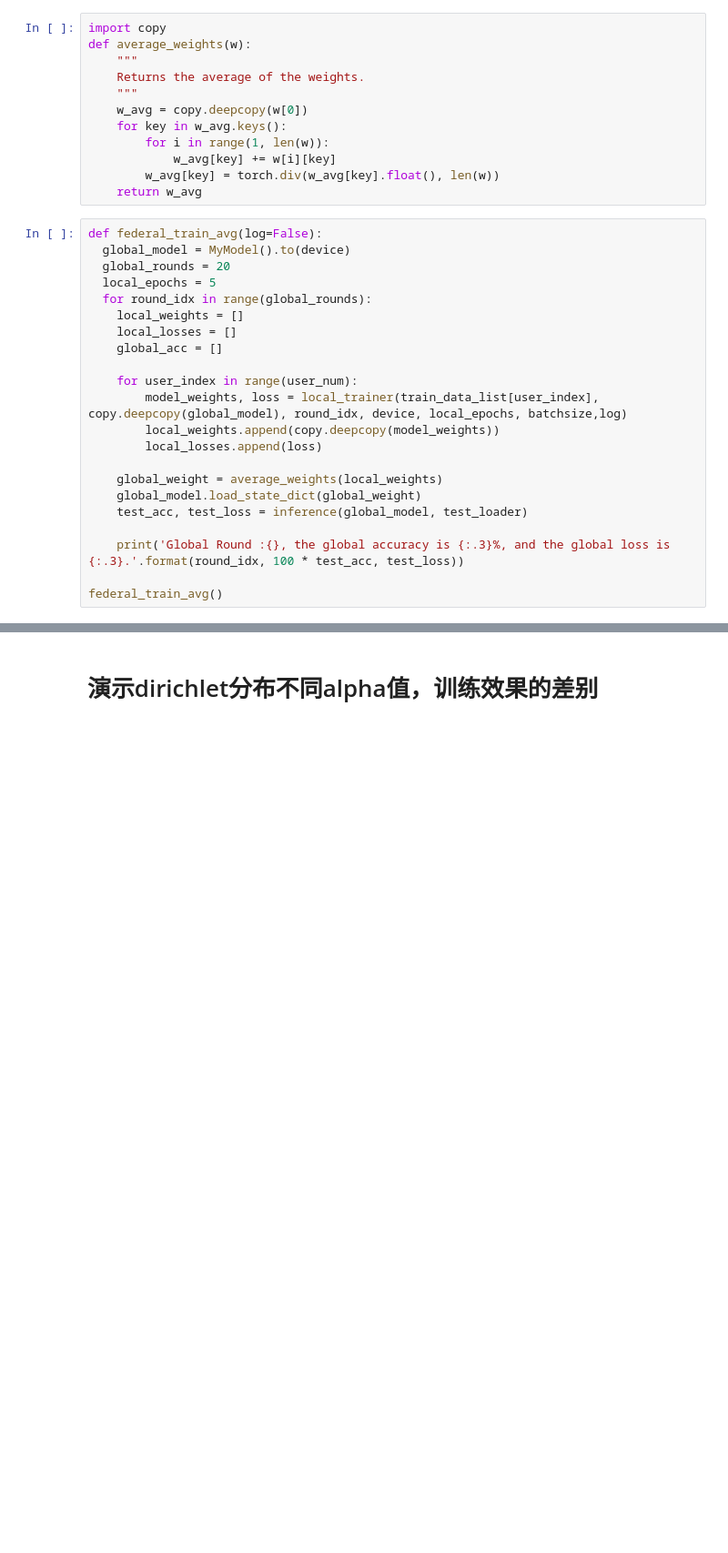
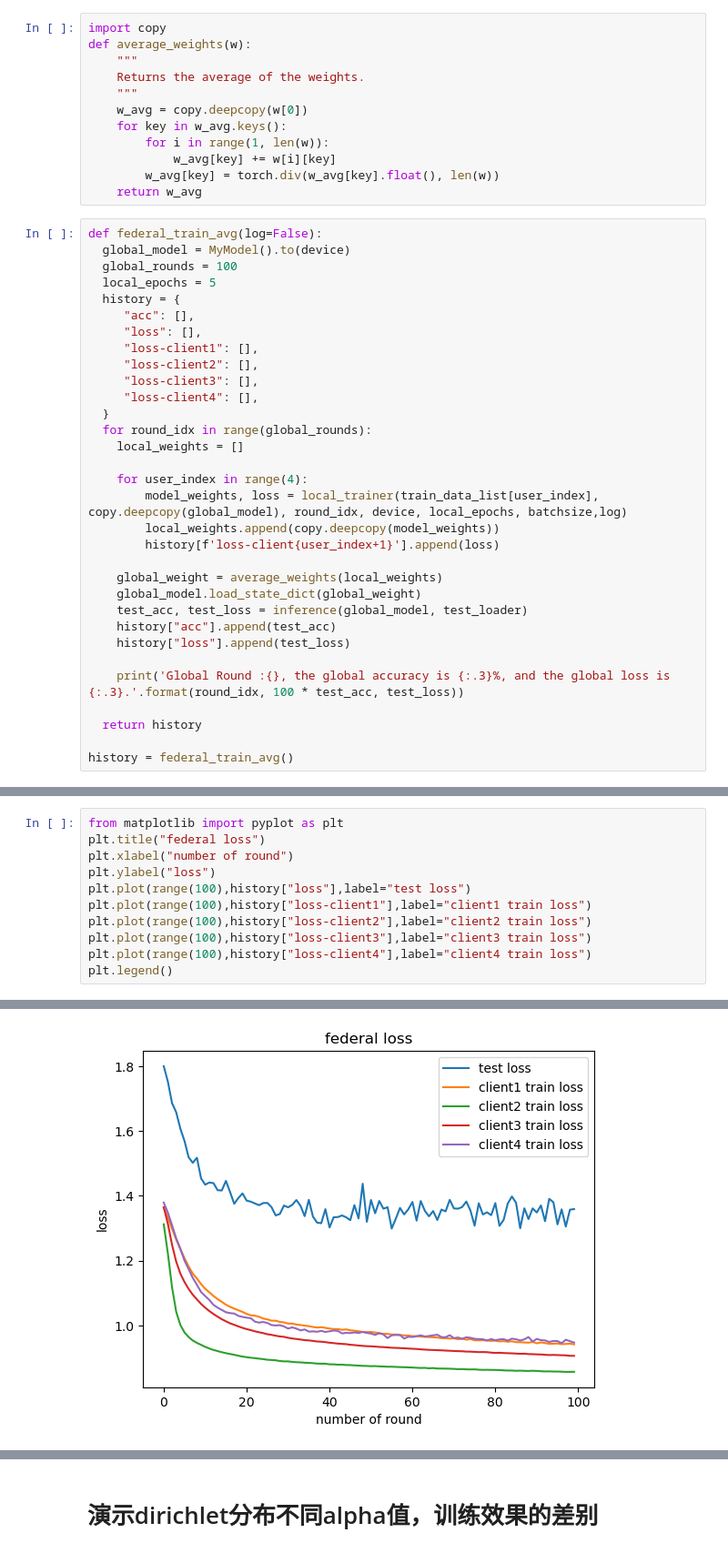
Before and after one commit to shuxiongwuziqi/federal_house_price, a Jupyter notebook: task3.ipynb, the cells around one changed output, grey strips where cells are left out. Shown: that part at 91% size. Cells and saved outputs as stored; diff of their text form; blank space fills up the shorter version.

```diff
--- a/task3.ipynb
+++ b/task3.ipynb
@@ -378,23 +460,33 @@ def average_weights(w):
 # %%
 def federal_train_avg(log=False):
   global_model = MyModel().to(device)
-  global_rounds = 20
+  global_rounds = 100
   local_epochs = 5
+  history = {
+     "acc": [],
+     "loss": [],
+     "loss-client1": [],
+     "loss-client2": [],
+     "loss-client3": [],
+     "loss-client4": [],
+  }
   for round_idx in range(global_rounds):
     local_weights = []
-    local_losses = []
-    global_acc = []
 
-    for user_index in range(user_num):
+    for user_index in range(4):
         model_weights, loss = local_trainer(train_data_list[user_index], copy.deepcopy(global_model), round_idx, device, local_epochs, batchsize,log)
         local_weights.append(copy.deepcopy(model_weights))
-        local_losses.append(loss)
+        history[f'loss-client{user_index+1}'].append(loss)
 
     global_weight = average_weights(local_weights)
     global_model.load_state_dict(global_weight)
     test_acc, test_loss = inference(global_model, test_loader)
+    history["acc"].append(test_acc)
+    history["loss"].append(test_loss)
 
     print('Global Round :{}, the global accuracy is {:.3}%, and the global loss is {:.3}.'.format(round_idx, 100 * test_acc, test_loss))
 
-federal_train_avg()
+  return history
+
+history = federal_train_avg()
 # %% [output]
@@ -420,0 +510,12 @@ Global Round :19, the global accuracy is 60.5%, and the global loss is 1.54.
+# %%
+from matplotlib import pyplot as plt
+plt.title("federal loss")
+plt.xlabel("number of round")
+plt.ylabel("loss")
+plt.plot(range(100),history["loss"],label="test loss")
+plt.plot(range(100),history["loss-client1"],label="client1 train loss")
+plt.plot(range(100),history["loss-client2"],label="client2 train loss")
+plt.plot(range(100),history["loss-client3"],label="client3 train loss")
+plt.plot(range(100),history["loss-client4"],label="client4 train loss")
+plt.legend()
+# %% [output]
@@ -420,0 +523 @@ Global Round :19, the global accuracy is 60.5%, and the global loss is 1.54.
+[figure, added]
```
Also changed, not shown: parts of 11 cells of this notebook.
